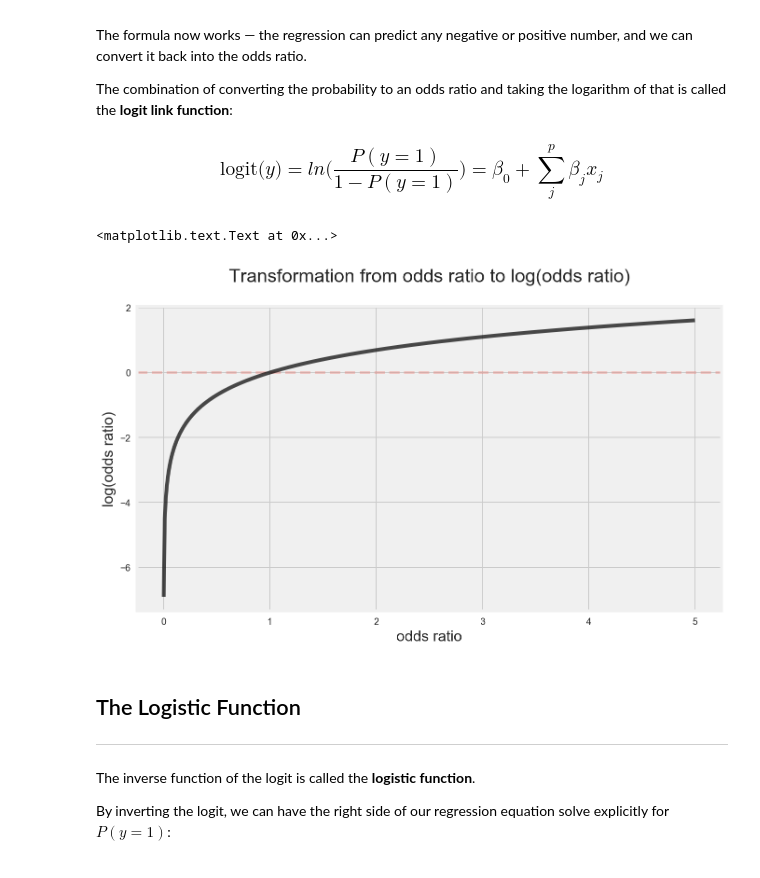
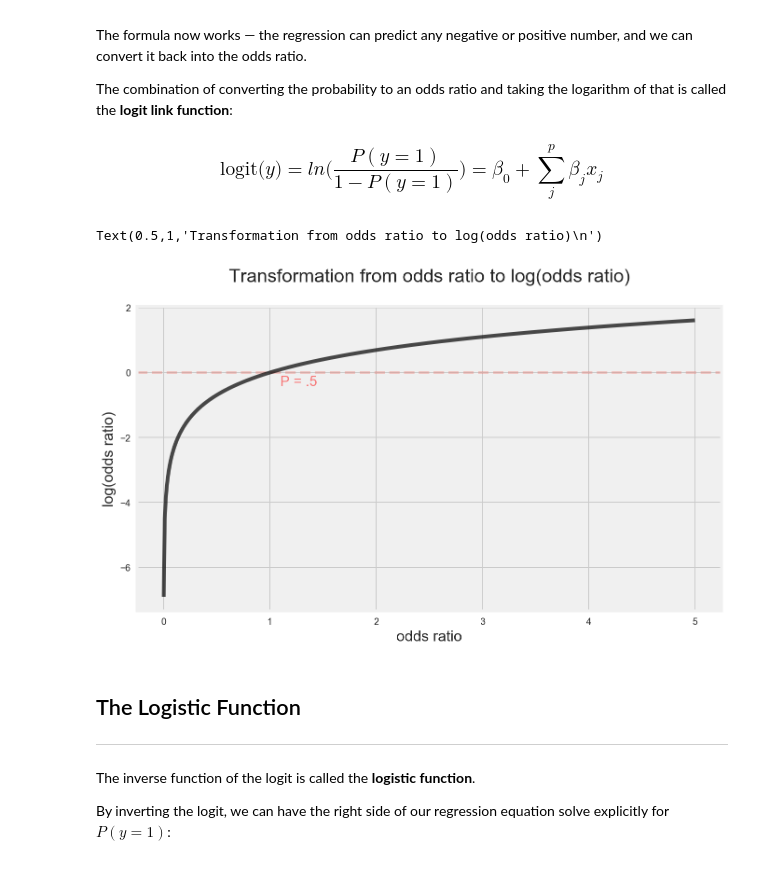
Before and after one commit to ga-curriculum/lesson-logistic-regression, a Jupyter notebook: logistic-regression.ipynb, the cells around one changed output. Saved outputs shown, nothing was run; the diff lists cells and outputs as text; code cells hidden in the pictures.

```diff
--- a/logistic-regression.ipynb
+++ b/logistic-regression.ipynb
@@ -320,17 +303,18 @@ The combination of converting the probability to an odds ratio and taking the lo
 # %%
 xs = np.linspace(0.001, 5, 500)
 ys = np.log(xs)
 
 plt.figure(figsize=[10,6])
 plt.axhline(y=0, linewidth=3, c=colors['red'], ls='dashed', alpha=0.3)
+plt.text(1.1, -.4, "P = .5", color="red", size=15, alpha=0.5)
 plt.plot(xs, ys, lw=4, c='black', alpha=0.7)
 
 plt.xlabel('odds ratio', fontsize=16)
 plt.ylabel('log(odds ratio)', fontsize=16)
 plt.title('Transformation from odds ratio to log(odds ratio)\n',fontsize=20)
 # %% [output]
-<matplotlib.text.Text at 0x...>
+Text(0.5,1,'Transformation from odds ratio to log(odds ratio)\n')
-[figure, old version]
+[figure, new version]
 # %% [markdown]
 <a id='logistic'></a>
 ## The Logistic Function
```
Also changed, not shown: parts of 35 cells of this notebook.
